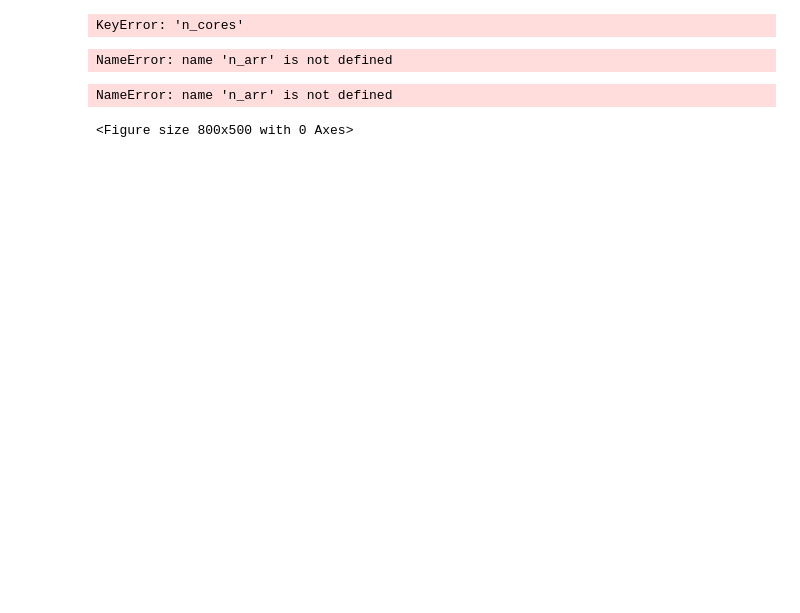
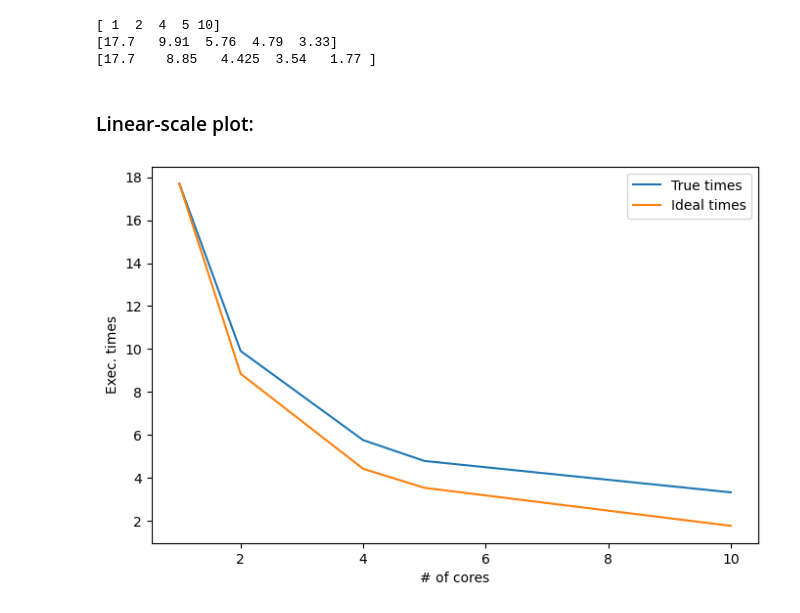
Before and after one commit to wbandabarragan/computational-physics-2, a Jupyter notebook: unit-3/307-joblib-practice-problem.ipynb, the cells around one changed output. Saved outputs shown, nothing was run; the diff lists cells and outputs as text; code cells hidden in the pictures; blank space fills up the shorter version.

```diff
--- a/unit-3/307-joblib-practice-problem.ipynb
+++ b/unit-3/307-joblib-practice-problem.ipynb
@@ -30,26 +220,30 @@ def io_scaling(filename):
 # %%
 # Call our function
 
-n_arr, e_arr = io_scaling("./hpc_cedia_jl.csv")
+n_arr, e_arr = io_scaling("./scaling.csv")
-# %% [output]
-KeyError: 'n_cores'
 # %%
 print(n_arr)
 print(e_arr)
 i_arr = np.full(n_arr.shape, e_arr[0])/n_arr
 print(i_arr)
 # %% [output]
-NameError: name 'n_arr' is not defined
+[ 1  2  4  5 10]
+[17.7   9.91  5.76  4.79  3.33]
+[17.7    8.85   4.425  3.54   1.77 ]
+# %% [markdown]
+### Linear-scale plot:
 # %%
 plt.figure(figsize = (8, 5))
 
 plt.plot(n_arr, e_arr, label = "True times")
 
 plt.plot(n_arr, i_arr, label = "Ideal times")
 
+plt.xlabel("# of cores")
+plt.ylabel("Exec. times")
+
 plt.legend()
 
 plt.show()
 # %% [output]
-NameError: name 'n_arr' is not defined
-<Figure size 800x500 with 0 Axes>
+[figure, added]
```
Also changed, not shown: parts of 6 cells of this notebook.
